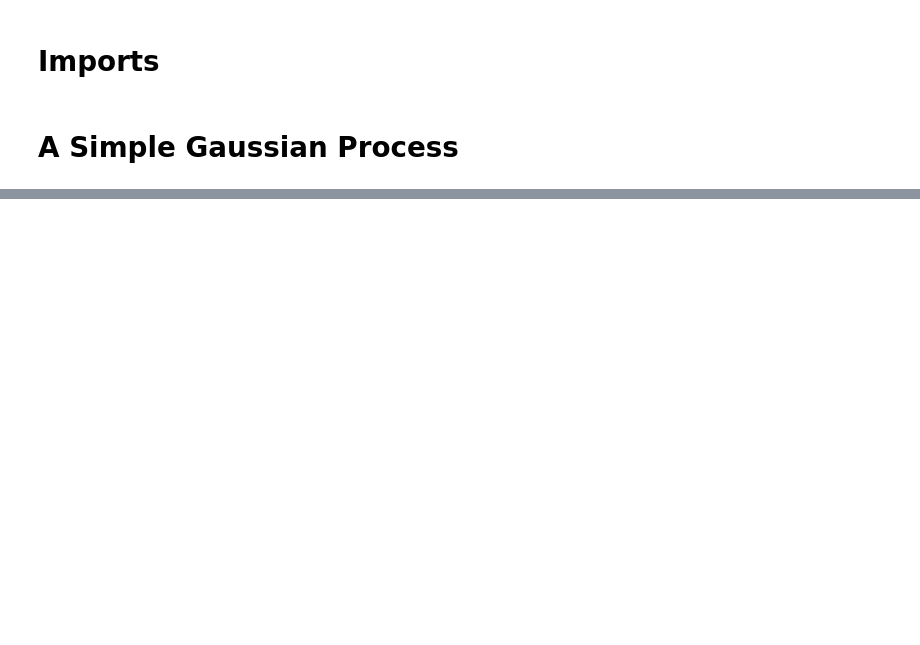
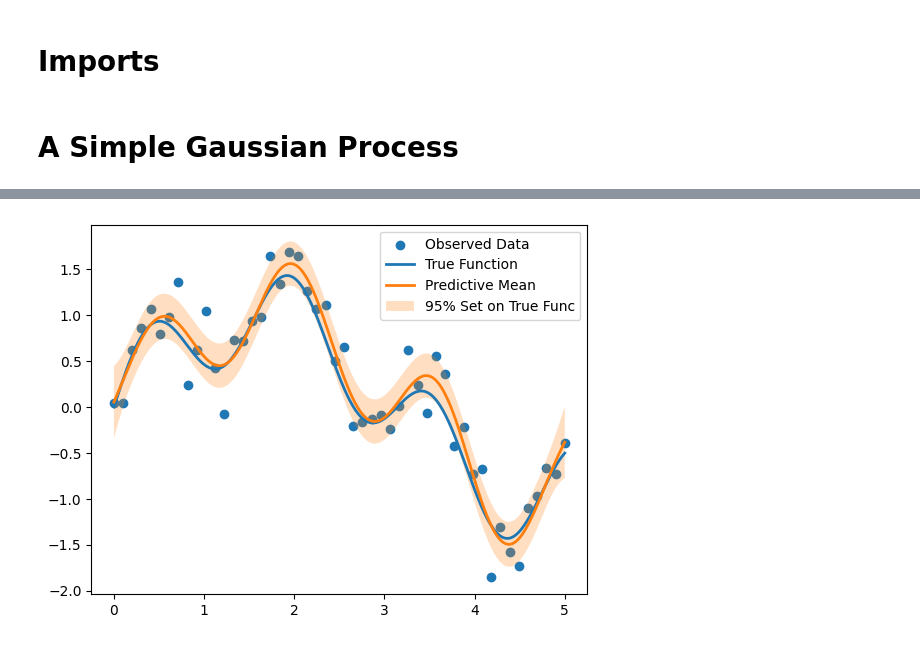
Before and after one commit to ishaanpaul98/Deep-Learning, a Jupyter notebook: Gaussian Processes/gp.ipynb, the cells around one changed output, grey strips where cells are left out. Saved outputs shown, nothing was run; the diff lists cells and outputs as text; code cells hidden in the pictures; blank space fills up the shorter version.

```diff
--- a/Gaussian Processes/gp.ipynb
+++ b/Gaussian Processes/gp.ipynb
@@ -34,0 +87,40 @@ plt.show()
+# %%
+ell_est = 0.4
+post_sig_est = 0.5
+
+def neg_MLL(pars):
+    K = rbfkernel(train_x, train_x, ls=pars[0])
+    kernel_term = -0.5 * train_y @ \
+        np.linalg.inv(K + pars[1] ** 2 * np.eye(train_x.shape[0])) @ train_y
+    logdet = -0.5 * np.log(np.linalg.det(K + pars[1] ** 2 * \
+                                         np.eye(train_x.shape[0])))
+    const = -train_x.shape[0] / 2. * np.log(2 * np.pi)
+
+    return -(kernel_term + logdet + const)
+
+
+learned_hypers = optimize.minimize(neg_MLL, x0=np.array([ell_est,post_sig_est]),
+                                   bounds=((0.01, 10.), (0.01, 10.)))
+ell = learned_hypers.x[0]
+post_sig_est = learned_hypers.x[1]
+# %%
+K_x_xstar = rbfkernel(train_x, test_x, ls=ell)
+K_x_x = rbfkernel(train_x, train_x, ls=ell)
+K_xstar_xstar = rbfkernel(test_x, test_x, ls=ell)
+
+post_mean = K_x_xstar.T @ np.linalg.inv((K_x_x + \
+                post_sig_est ** 2 * np.eye(train_x.shape[0]))) @ train_y
+post_cov = K_xstar_xstar - K_x_xstar.T @ np.linalg.inv((K_x_x + \
+                post_sig_est ** 2 * np.eye(train_x.shape[0]))) @ K_x_xstar
+
+lw_bd = post_mean - 2 * np.sqrt(np.diag(post_cov))
+up_bd = post_mean + 2 * np.sqrt(np.diag(post_cov))
+
+plt.scatter(train_x, train_y)
+plt.plot(test_x, test_y, linewidth=2.)
+plt.plot(test_x, post_mean, linewidth=2.)
+plt.fill_between(test_x, lw_bd, up_bd, alpha=0.25)
+plt.legend(['Observed Data', 'True Function', 'Predictive Mean', '95% Set on True Func'])
+plt.show()
+# %% [output]
+[figure, added]
```
Also changed, not shown: parts of 18 cells of this notebook.
